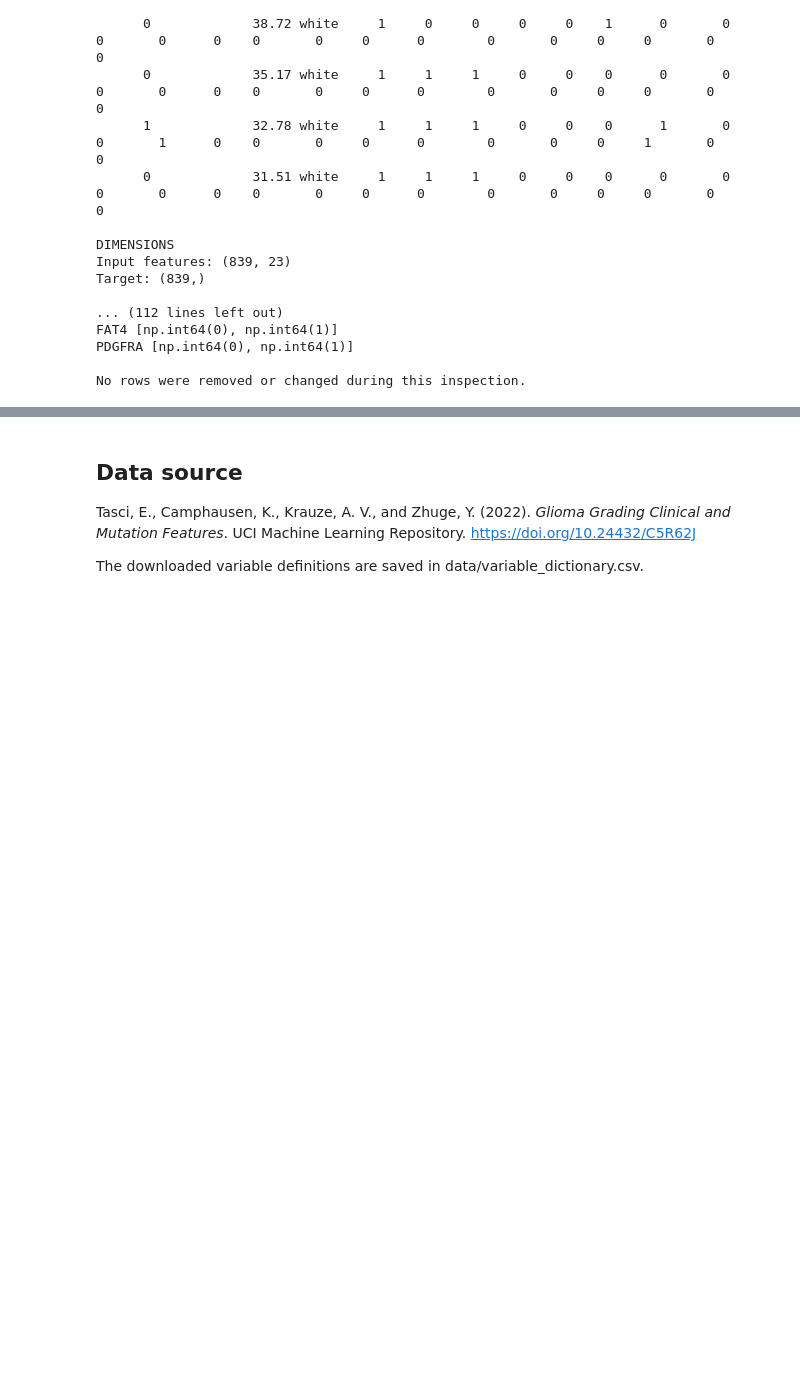
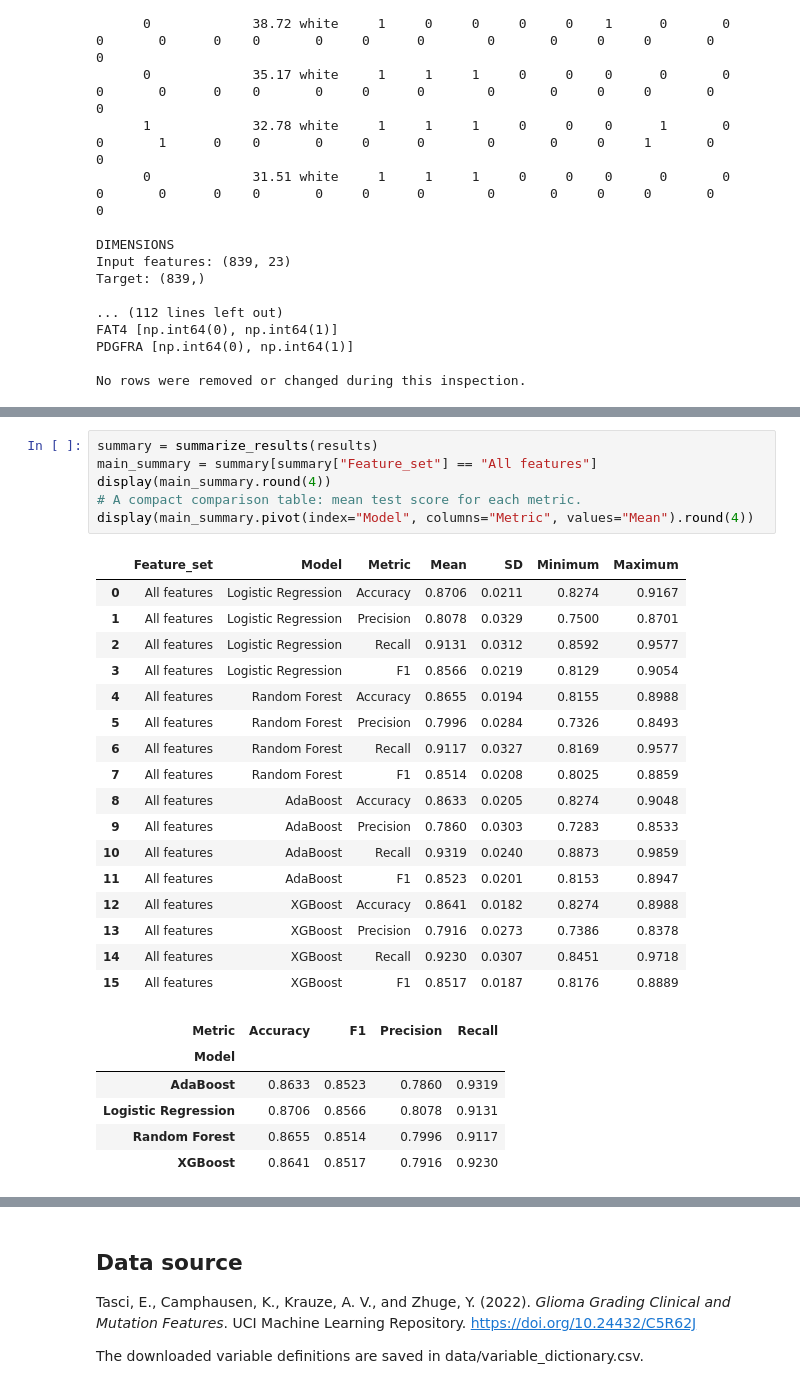
Before and after one commit to tarun-vignes/DSC101-Project-II, a Jupyter notebook: project_notebook.ipynb, the cells around one changed output, grey strips where cells are left out. Drawn from its saved outputs; the diff is of its cells as text; blank space fills up the shorter version.

```diff
--- a/project_notebook.ipynb
+++ b/project_notebook.ipynb
@@ -49,0 +199,30 @@ No rows have been removed, no models have been trained, and no prediction result
+# %%
+summary = summarize_results(results)
+main_summary = summary[summary["Feature_set"] == "All features"]
+display(main_summary.round(4))
+# A compact comparison table: mean test score for each metric.
+display(main_summary.pivot(index="Model", columns="Metric", values="Mean").round(4))
+# %% [output]
+|  | Feature_set | Model | Metric | Mean | SD | Minimum | Maximum |
+| 0 | All features | Logistic Regression | Accuracy | 0.8706 | 0.0211 | 0.8274 | 0.9167 |
+| 1 | All features | Logistic Regression | Precision | 0.8078 | 0.0329 | 0.7500 | 0.8701 |
+| 2 | All features | Logistic Regression | Recall | 0.9131 | 0.0312 | 0.8592 | 0.9577 |
+| 3 | All features | Logistic Regression | F1 | 0.8566 | 0.0219 | 0.8129 | 0.9054 |
+| 4 | All features | Random Forest | Accuracy | 0.8655 | 0.0194 | 0.8155 | 0.8988 |
+| 5 | All features | Random Forest | Precision | 0.7996 | 0.0284 | 0.7326 | 0.8493 |
+| 6 | All features | Random Forest | Recall | 0.9117 | 0.0327 | 0.8169 | 0.9577 |
+| 7 | All features | Random Forest | F1 | 0.8514 | 0.0208 | 0.8025 | 0.8859 |
+| 8 | All features | AdaBoost | Accuracy | 0.8633 | 0.0205 | 0.8274 | 0.9048 |
+| 9 | All features | AdaBoost | Precision | 0.7860 | 0.0303 | 0.7283 | 0.8533 |
+| 10 | All features | AdaBoost | Recall | 0.9319 | 0.0240 | 0.8873 | 0.9859 |
+| 11 | All features | AdaBoost | F1 | 0.8523 | 0.0201 | 0.8153 | 0.8947 |
+| 12 | All features | XGBoost | Accuracy | 0.8641 | 0.0182 | 0.8274 | 0.8988 |
+| 13 | All features | XGBoost | Precision | 0.7916 | 0.0273 | 0.7386 | 0.8378 |
+| 14 | All features | XGBoost | Recall | 0.9230 | 0.0307 | 0.8451 | 0.9718 |
+| 15 | All features | XGBoost | F1 | 0.8517 | 0.0187 | 0.8176 | 0.8889 |
+| Metric | Accuracy | F1 | Precision | Recall |
+| Model |  |  |  |  |
+| AdaBoost | 0.8633 | 0.8523 | 0.7860 | 0.9319 |
+| Logistic Regression | 0.8706 | 0.8566 | 0.8078 | 0.9131 |
+| Random Forest | 0.8655 | 0.8514 | 0.7996 | 0.9117 |
+| XGBoost | 0.8641 | 0.8517 | 0.7916 | 0.9230 |
```
Also changed, not shown: parts of 23 cells of this notebook, 26 other files.
